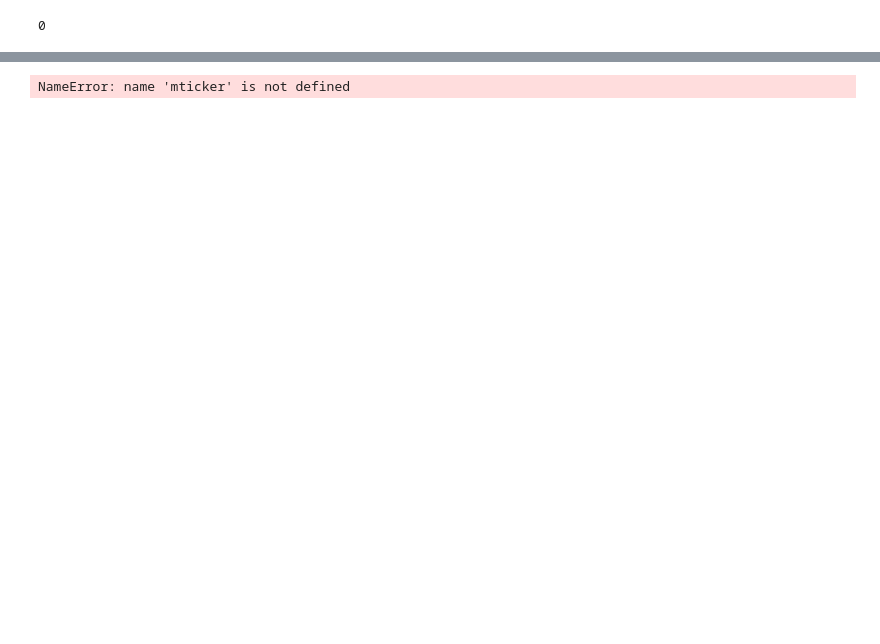
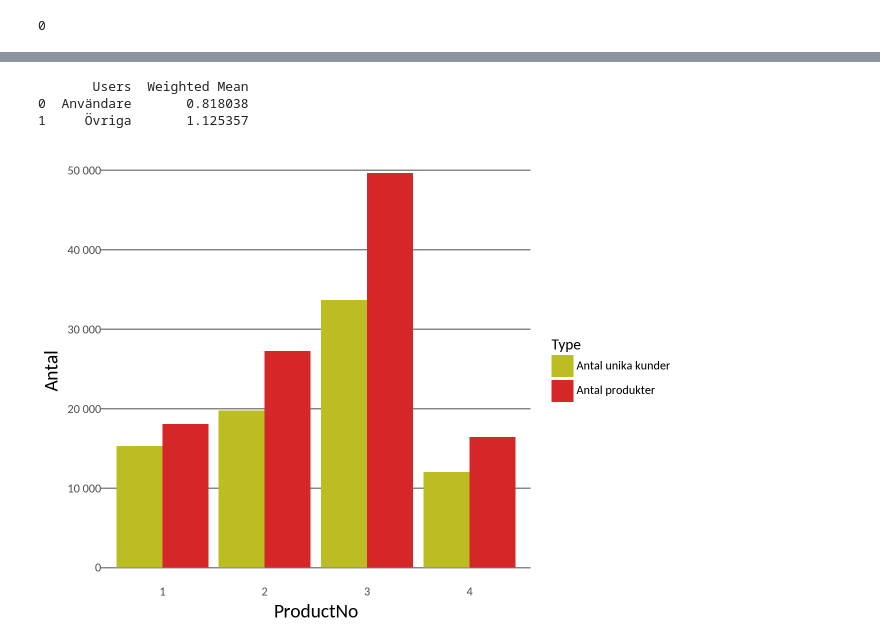
Before and after one commit to samfromsatc/payment_method_case_if, a Jupyter notebook: case_paymentmethod.ipynb, the cells around one changed output, grey strips where cells are left out. Saved outputs shown, nothing was run; the diff lists cells and outputs as text; code cells hidden in the pictures; blank space fills up the shorter version.

```diff
--- a/case_paymentmethod.ipynb
+++ b/case_paymentmethod.ipynb
@@ -112,10 +125,26 @@ plt_cube_level = (ggplot(cube_level_df) +
               geom_bar(stat='identity', position ='identity') +
               coord_flip() +
               scale_fill_manual(values=['tab:pink', 'tab:blue']) +
+             scale_y_continuous(labels=lambda x: [abs(v) for v in x]) +  #
               custom_theme()+
               theme(legend_title = element_blank()) +
                   labs(x='Cube level', y=andel_lab)
 )
+
+cube_level_df['cube_level'] = cube_level_df['cube_level'].replace('?', None).astype(float)
+
+# Function to calculate weighted mean
+def weighted_mean(group):
+    return (group['cube_level'] * group['Antal']).sum() / group['Antal'].sum()
+
+# Calculate weighted mean grouped by 'Users'
+weighted_means = cube_level_df.groupby('Users').apply(weighted_mean).reset_index(name='Weighted Mean')
+
+print(weighted_means)
+# %% [output]
+       Users  Weighted Mean
+0  Användare       0.818038
+1     Övriga       1.125357
 # %%
 #dataframe 4: contact
 
@@ -178,40 +207,32 @@ plt_duration = (
 # %%
 products_binary = (
     grunddata.assign(
         **{f'binary_{product}': (grunddata[product]>0).astype(int) for product in ['product1', 'product2', 'product3', 'product4']})
 )
 
 product_cols = ['product1', 'product2', 'product3', 'product4','binary_product1', 'binary_product2', 'binary_product3', 'binary_product4']
 
 products_df = (
     products_binary.assign(**{product: products_binary[product] * products_binary['customers'] for product in product_cols})
     .loc[products_binary['Users'] == 'Användare', product_cols]
     .sum(numeric_only=True)
     .reset_index()
 )
 
 products_df.columns = ['name', 'value']
 
 products_df = (
     products_df.assign(ProductNo = lambda x: x['name'].str[-1],
                       Type = lambda x: x['name'].str[:-1])
 )
 
-products_pivoted = products_df.pivot(index = 'ProductNo', columns='Type', values='value').reset_index()
-
-products_final = (
-    products_pivoted.rename(columns={'binary_product':'Antal kunder', 'product':'Antal produkter'})
-                 )
-
 plt_products = (
     ggplot(products_df, aes(x='ProductNo', y='value', fill='Type')) +
     geom_bar(stat='identity', position='dodge') +
     custom_theme() +
-    scale_fill_manual(values=['tab:olive', 'tab:red'])+
-    scale_y_continuous(labels=mticker.FuncFormatter(lambda x, _: f'{int(x):,}'))+
+    scale_fill_manual(values=['tab:olive', 'tab:red'], labels =['Antal unika kunder', 'Antal produkter']) +
+    scale_y_continuous(labels=number_format(big_mark=" ")) +
     labs(y='Antal')
     )
-
-print(plt_products)
 # %% [output]
-NameError: name 'mticker' is not defined
+[figure, added]
```
Also changed, not shown: parts of 6 cells of this notebook, 8 other files.
